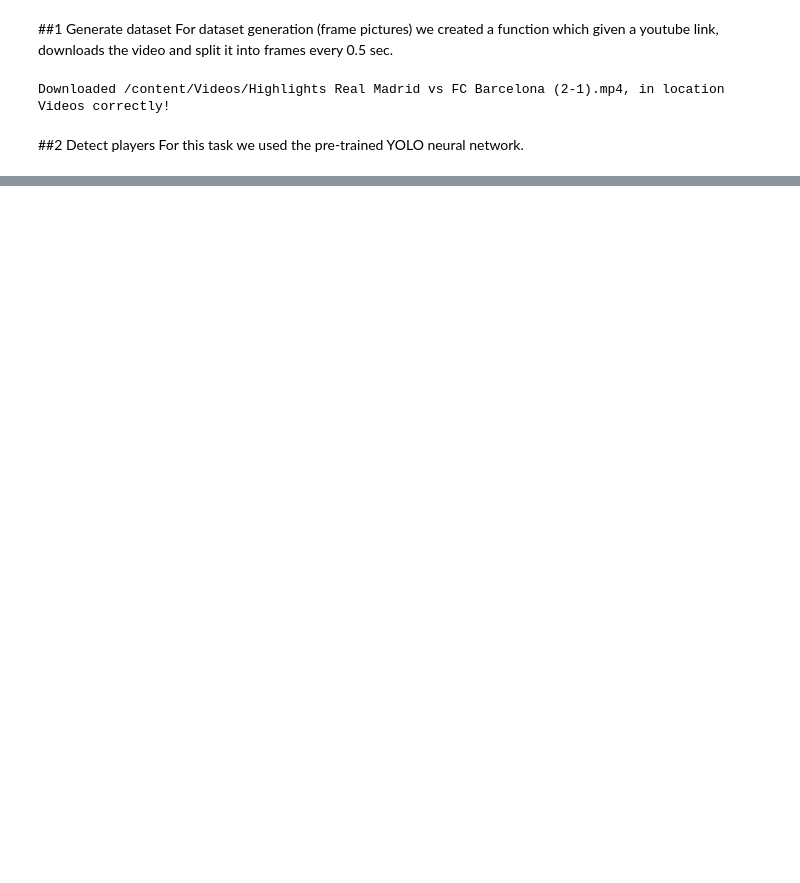
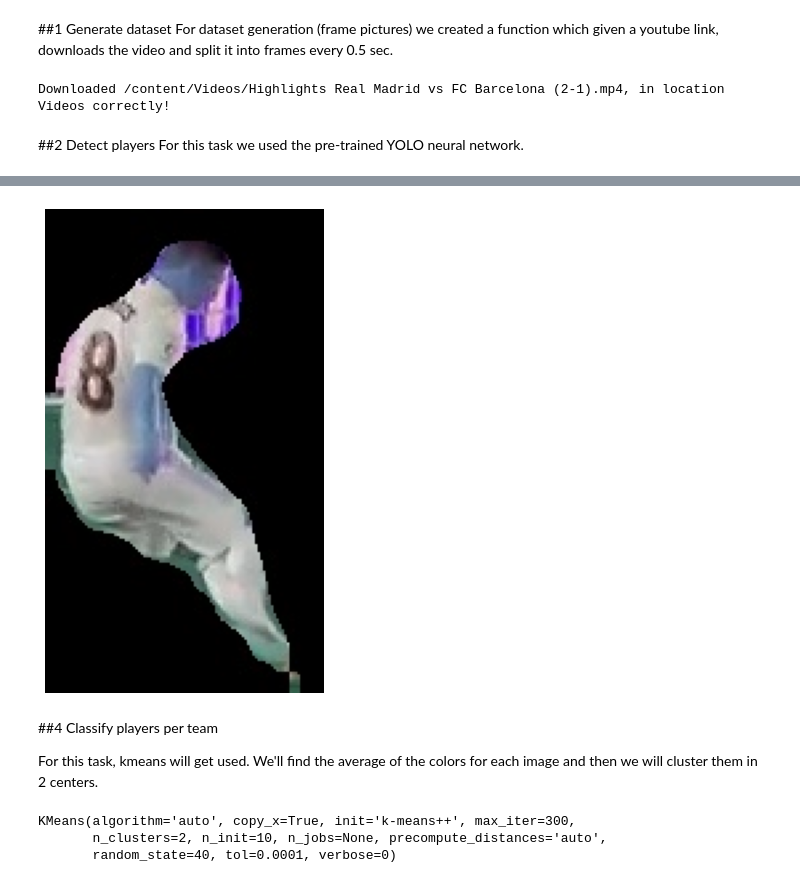
Before and after one commit to teoad95/Sport-analytics, a Jupyter notebook: Football_analytics.ipynb, the cells around one changed output, grey strips where cells are left out. Saved outputs shown, nothing was run; the diff lists cells and outputs as text; code cells hidden in the pictures; blank space fills up the shorter version.

```diff
--- a/Football_analytics.ipynb
+++ b/Football_analytics.ipynb
@@ -175,0 +296,13 @@ AttributeError: ignored
+# %%
+from matplotlib import pyplot as plt
+plt.figure(figsize=(5,15))
+plt.imshow(cv2.imread('/content/ImagesFromObject/person2.jpg', cv2.IMREAD_UNCHANGED))
+plt.axis('off')
+plt.show()
+# %% [output]
+[figure, added]
+# %% [markdown]
+##4 Classify players per team
+
+For this task, kmeans will get used.
+We'll find the average of the colors for each image and then we will cluster them in 2 centers.
@@ -175,0 +321,8 @@ AttributeError: ignored
+# %%
+features = [extract_average_color(player) for player in players]
+clusters = KMeans(2, random_state= 40)
+clusters.fit(features)
+# %% [output]
+KMeans(algorithm='auto', copy_x=True, init='k-means++', max_iter=300,
+       n_clusters=2, n_init=10, n_jobs=None, precompute_distances='auto',
+       random_state=40, tol=0.0001, verbose=0)
```
Also changed, not shown: parts of 28 cells of this notebook.
